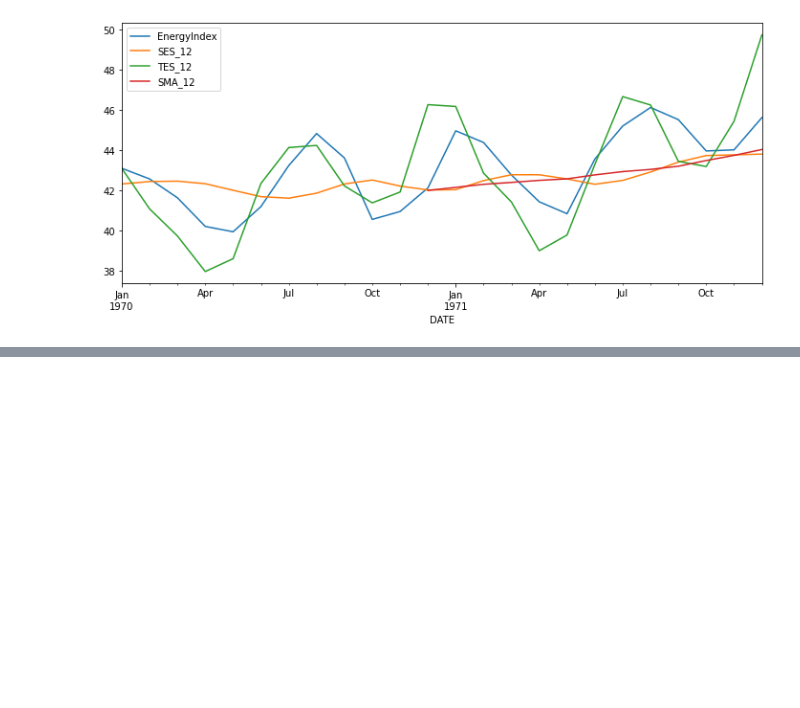
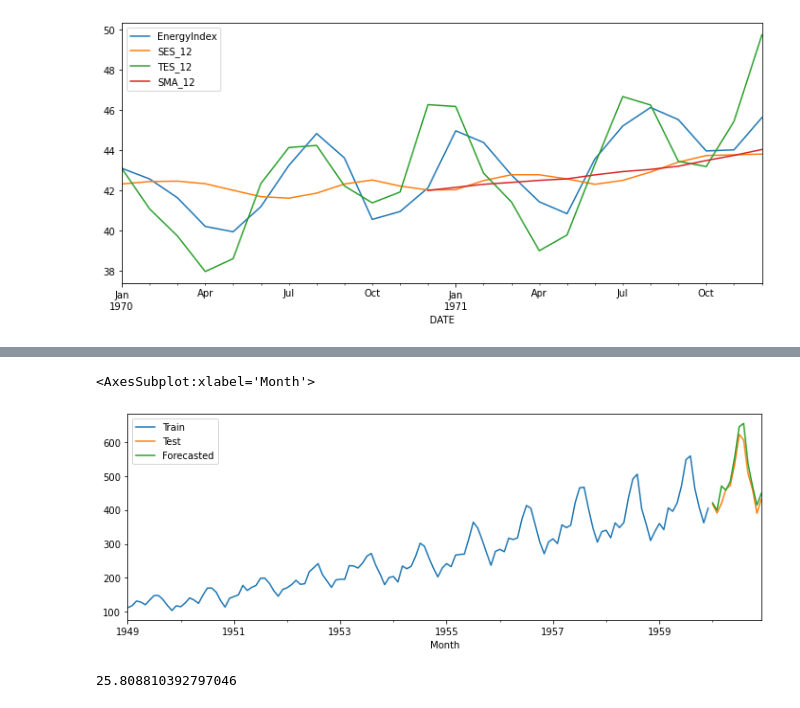
Before and after one commit to B2BDA/TIme_Series_SARIMA_Sales, a Jupyter notebook: Time_Series_Forecasting_Python.ipynb, the cells around one changed output, grey strips where cells are left out. Saved outputs shown, nothing was run; the diff lists cells and outputs as text; code cells hidden in the pictures; blank space fills up the shorter version.

```diff
--- a/Time_Series_Forecasting_Python.ipynb
+++ b/Time_Series_Forecasting_Python.ipynb
@@ -845,0 +875,3 @@ df[['EnergyIndex','SES_12','TES_12','SMA_12']][:24].plot()
+# %%
+train = df.loc[:'1959-12-01']
+test = df.loc['1960-01-01':]
@@ -845,0 +880,4 @@ df[['EnergyIndex','SES_12','TES_12','SMA_12']][:24].plot()
+# %%
+fitted_model = ExponentialSmoothing(train['Thousands of Passengers'], trend = 'mul', seasonal='mul', seasonal_periods=12).fit()
+# %%
+test_pred = fitted_model.forecast(steps = 12)
@@ -845,0 +900,2 @@ df[['EnergyIndex','SES_12','TES_12','SMA_12']][:24].plot()
+# %%
+test['Forecasted_Thousands_of_Passengers'] = test_pred
@@ -845,0 +925,7 @@ df[['EnergyIndex','SES_12','TES_12','SMA_12']][:24].plot()
+# %%
+train['Thousands of Passengers'].plot(legend = True, label = 'Train', figsize = (12,4))
+test['Thousands of Passengers'].plot(legend = True, label = 'Test', figsize = (12,4))
+test['Forecasted_Thousands_of_Passengers'].plot(legend = True, label = 'Forecasted', figsize = (12,4))
+# %% [output]
+<AxesSubplot:xlabel='Month'>
+[figure, added]
@@ -845,0 +936,4 @@ df[['EnergyIndex','SES_12','TES_12','SMA_12']][:24].plot()
+# %%
+np.sqrt(mean_squared_error(test['Thousands of Passengers'], test['Forecasted_Thousands_of_Passengers']))
+# %% [output]
+25.808810392797046
```
Also changed, not shown: parts of 58 cells of this notebook.
